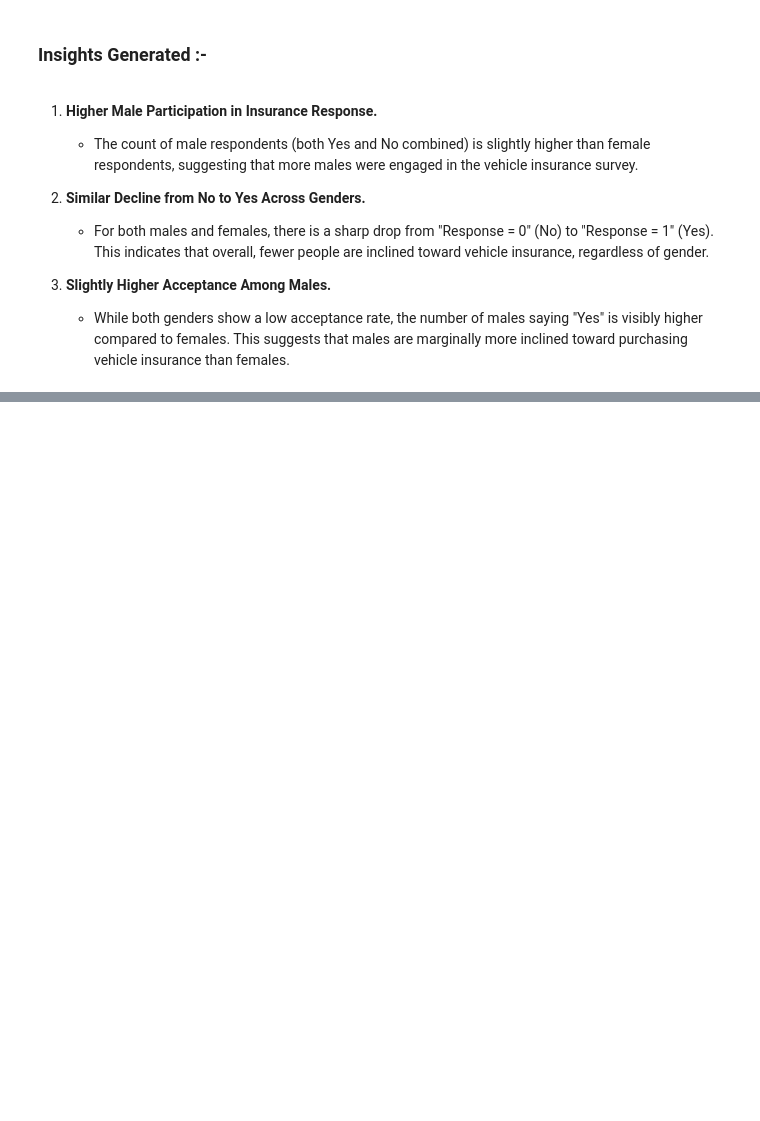
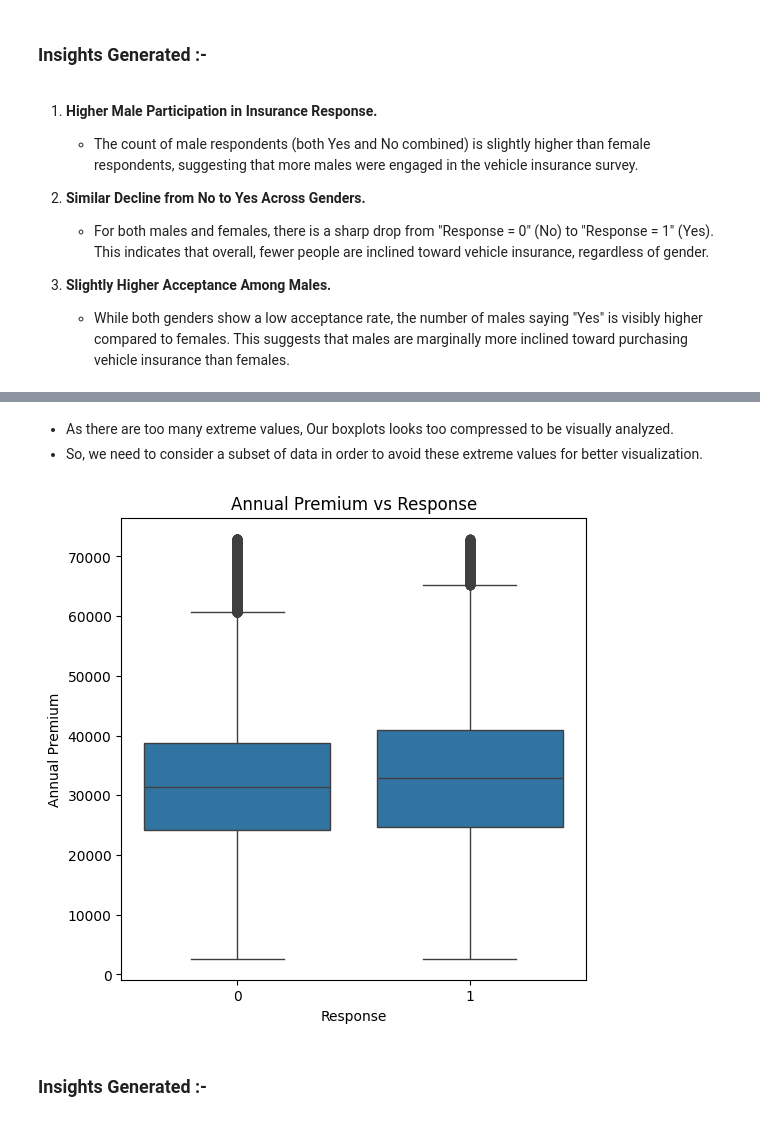
Before and after one commit to Ash99-commits/ML_Health_Insurance_Customers_CrossSell_Prediction, a Jupyter notebook: Health2Vehicle_CrossSell_Insurance_Prediction_by_Ashwani_Kumar_Patra.ipynb, the cells around one changed output, grey strips where cells are left out. Cells and saved outputs as stored; diff of their text form; code cells hidden in the pictures; blank space fills up the shorter version.

```diff
--- a/Health2Vehicle_CrossSell_Insurance_Prediction_by_Ashwani_Kumar_Patra.ipynb
+++ b/Health2Vehicle_CrossSell_Insurance_Prediction_by_Ashwani_Kumar_Patra.ipynb
@@ -407,0 +424,16 @@ plt.show()
+# %% [markdown]
+* As there are too many extreme values, Our boxplots looks too compressed to be visually analyzed.
+* So, we need to consider a subset of data in order to avoid these extreme values for better visualization.
+# %%
+# Taken a subset to avoid extreme values
+
+plt.figure(figsize=(6, 6))
+sns.boxplot(x='Response', y='Annual_Premium', data=data[data['Annual_Premium'] < data['Annual_Premium'].quantile(0.99)])
+plt.title('Annual Premium vs Response')
+plt.xlabel('Response')
+plt.ylabel('Annual Premium')
+plt.show()
+# %% [output]
+[figure, added]
+# %% [markdown]
+### Insights Generated :-
```
Also changed, not shown: parts of 4 cells of this notebook.
